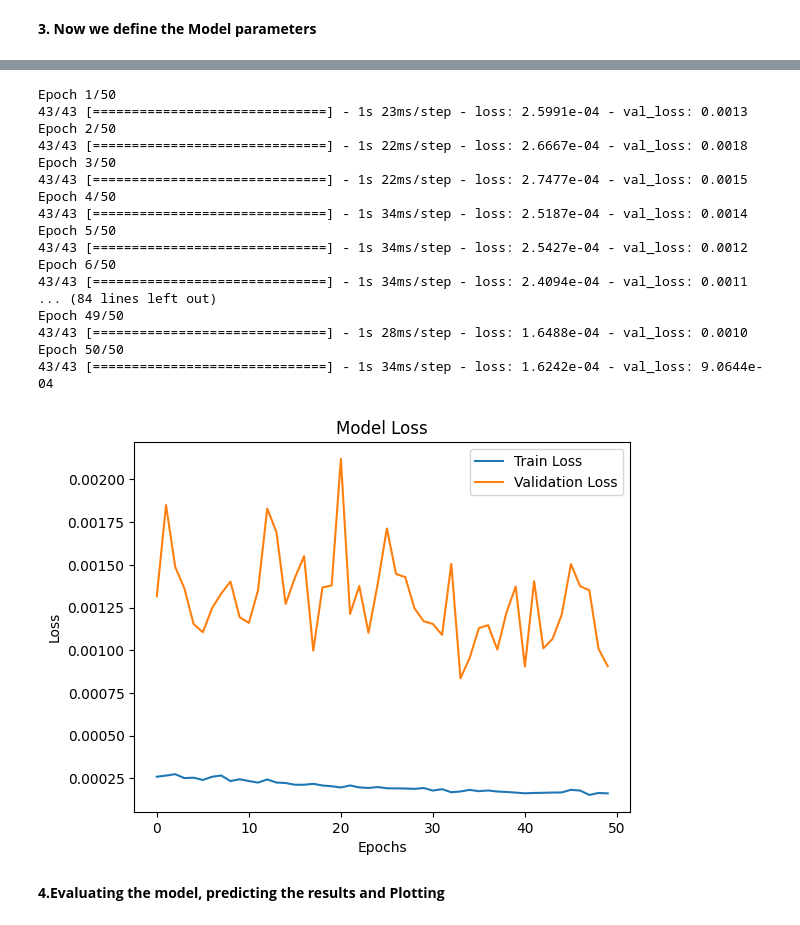
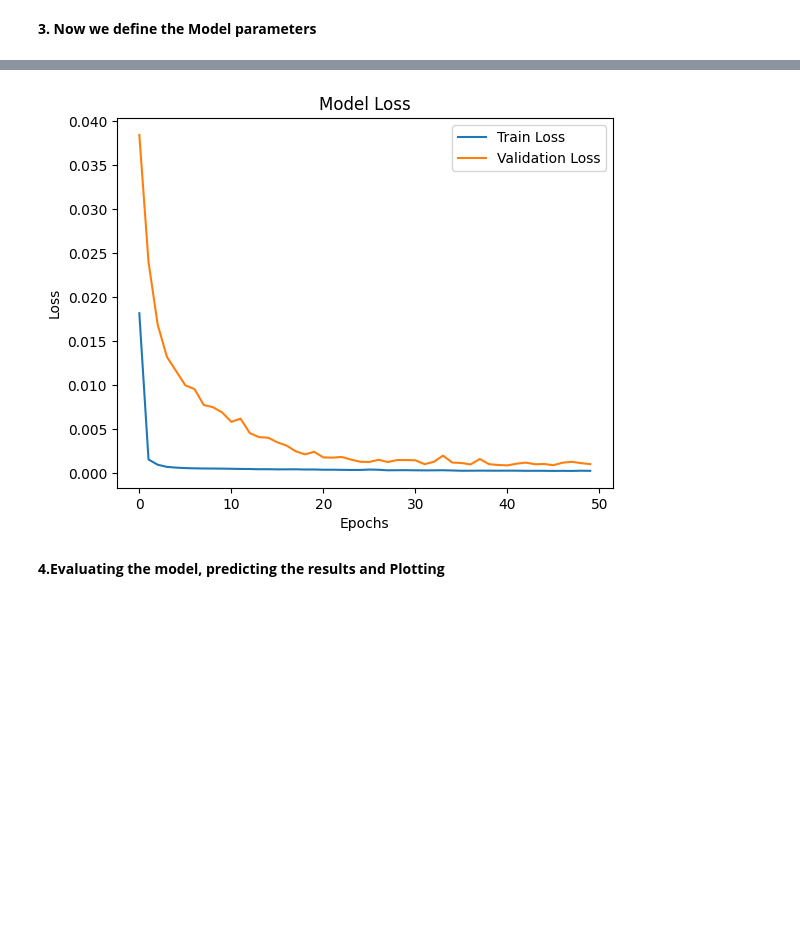
Before and after one commit to mrandrivan/ML-DL-AI-practice, a Jupyter notebook: ML_prediction_stock_prices.ipynb, the cells around one changed output, grey strips where cells are left out. Drawn from its saved outputs; the diff is of its cells as text; code cells hidden in the pictures; blank space fills up the shorter version.

```diff
--- a/ML_prediction_stock_prices.ipynb
+++ b/ML_prediction_stock_prices.ipynb
@@ -185,36 +158,16 @@ Epoch 50/50
 # %%
 import matplotlib.pyplot as plt
-
-# Train the model
-history = model.fit(X_train, y_train, epochs=50, batch_size=32, validation_split=0.2)
 
 # Plot the training loss and validation loss
 plt.plot(history.history['loss'], label='Train Loss')
 plt.plot(history.history['val_loss'], label='Validation Loss')
 plt.title('Model Loss')
 plt.xlabel('Epochs')
 plt.ylabel('Loss')
 plt.legend()
 plt.show()
 # %% [output]
-Epoch 1/50
-43/43 [==============================] - 1s 23ms/step - loss: 2.5991e-04 - val_loss: 0.0013
-Epoch 2/50
-43/43 [==============================] - 1s 22ms/step - loss: 2.6667e-04 - val_loss: 0.0018
-Epoch 3/50
-43/43 [==============================] - 1s 22ms/step - loss: 2.7477e-04 - val_loss: 0.0015
-Epoch 4/50
-43/43 [==============================] - 1s 34ms/step - loss: 2.5187e-04 - val_loss: 0.0014
-Epoch 5/50
-43/43 [==============================] - 1s 34ms/step - loss: 2.5427e-04 - val_loss: 0.0012
-Epoch 6/50
-43/43 [==============================] - 1s 34ms/step - loss: 2.4094e-04 - val_loss: 0.0011
-... (84 lines left out)
-Epoch 49/50
-43/43 [==============================] - 1s 28ms/step - loss: 1.6488e-04 - val_loss: 0.0010
-Epoch 50/50
-43/43 [==============================] - 1s 34ms/step - loss: 1.6242e-04 - val_loss: 9.0644e-04
-[figure, old version]
+[figure, new version]
 # %% [markdown]
 **4.Evaluating the model, predicting the results and Plotting**
 # %%
```
Also changed, not shown: parts of 5 cells of this notebook.
